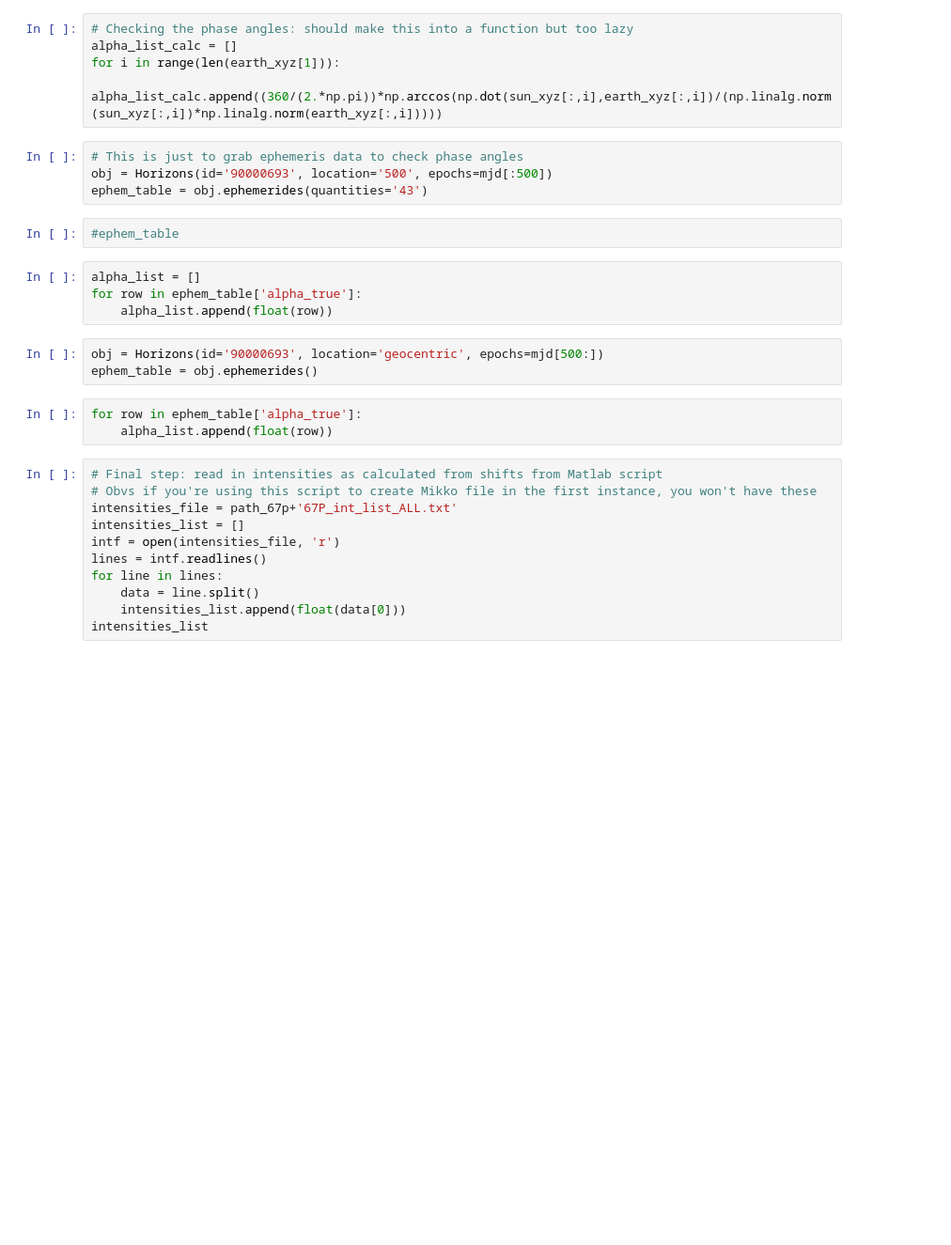
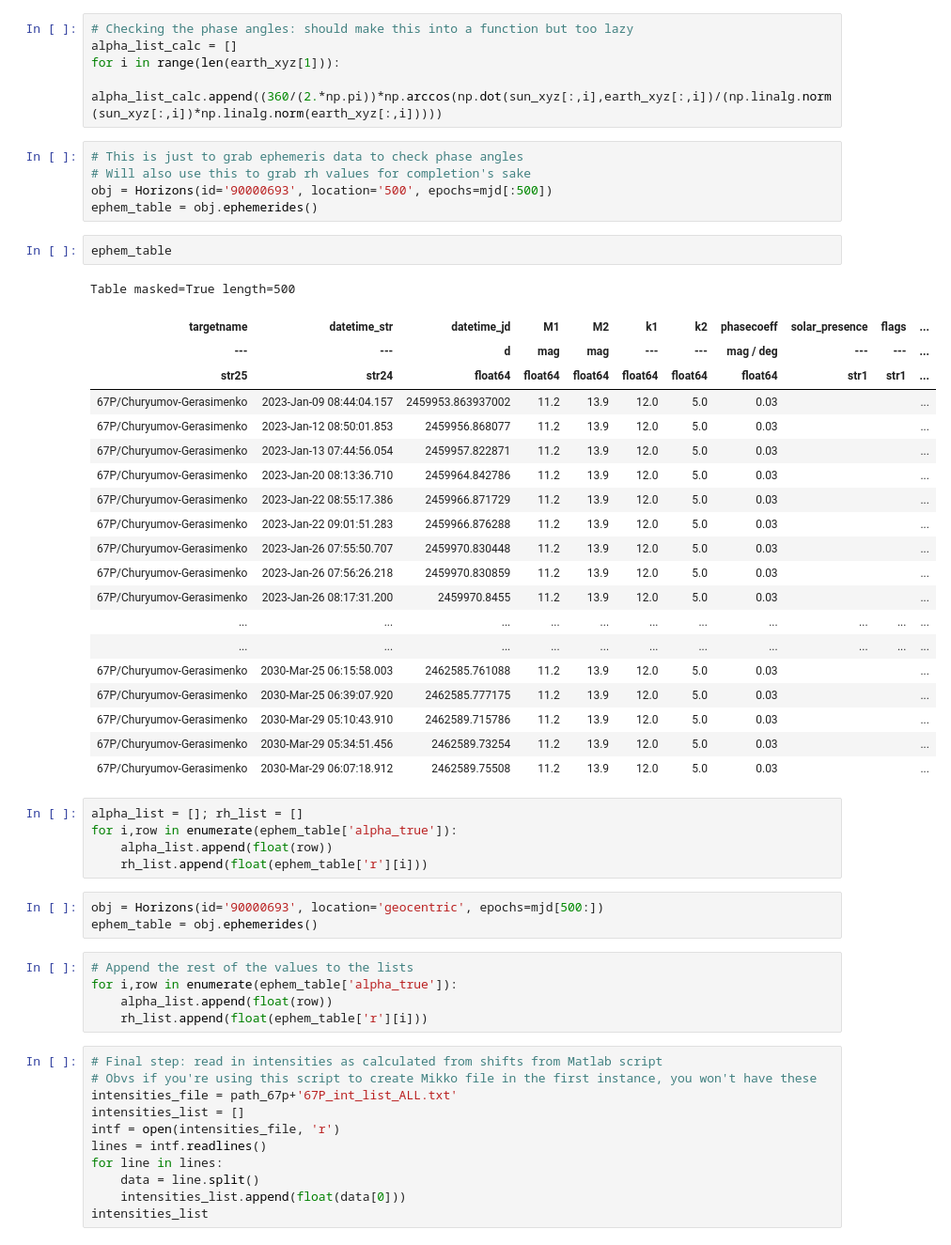
Before and after one commit to ald20/lsst_lcs, a Jupyter notebook: Format_LSST_LC.ipynb, the cells around one changed output. Shown at 94% size. Drawn from its saved outputs; the diff is of its cells as text; blank space fills up the shorter version.

```diff
--- a/Format_LSST_LC.ipynb
+++ b/Format_LSST_LC.ipynb
@@ -193,20 +193,45 @@ for i in range(len(earth_xyz[1])):
     alpha_list_calc.append((360/(2.*np.pi))*np.arccos(np.dot(sun_xyz[:,i],earth_xyz[:,i])/(np.linalg.norm(sun_xyz[:,i])*np.linalg.norm(earth_xyz[:,i]))))
 # %%
 # This is just to grab ephemeris data to check phase angles
+# Will also use this to grab rh values for completion's sake
 obj = Horizons(id='90000693', location='500', epochs=mjd[:500])
-ephem_table = obj.ephemerides(quantities='43')
+ephem_table = obj.ephemerides()
-# %%
-#ephem_table
+# %%
+ephem_table
+# %% [output]
+Table masked=True length=500
+| targetname | datetime_str | datetime_jd | M1 | M2 | k1 | k2 | phasecoeff | solar_presence | flags | ... |
+| --- | --- | d | mag | mag | --- | --- | mag / deg | --- | --- | ... |
+| str25 | str24 | float64 | float64 | float64 | float64 | float64 | float64 | str1 | str1 | ... |
+| 67P/Churyumov-Gerasimenko | 2023-Jan-09 08:44:04.157 | 2459953.863937002 | 11.2 | 13.9 | 12.0 | 5.0 | 0.03 |  |  | ... |
+| 67P/Churyumov-Gerasimenko | 2023-Jan-12 08:50:01.853 | 2459956.868077 | 11.2 | 13.9 | 12.0 | 5.0 | 0.03 |  |  | ... |
+| 67P/Churyumov-Gerasimenko | 2023-Jan-13 07:44:56.054 | 2459957.822871 | 11.2 | 13.9 | 12.0 | 5.0 | 0.03 |  |  | ... |
+| 67P/Churyumov-Gerasimenko | 2023-Jan-20 08:13:36.710 | 2459964.842786 | 11.2 | 13.9 | 12.0 | 5.0 | 0.03 |  |  | ... |
+| 67P/Churyumov-Gerasimenko | 2023-Jan-22 08:55:17.386 | 2459966.871729 | 11.2 | 13.9 | 12.0 | 5.0 | 0.03 |  |  | ... |
+| 67P/Churyumov-Gerasimenko | 2023-Jan-22 09:01:51.283 | 2459966.876288 | 11.2 | 13.9 | 12.0 | 5.0 | 0.03 |  |  | ... |
+| 67P/Churyumov-Gerasimenko | 2023-Jan-26 07:55:50.707 | 2459970.830448 | 11.2 | 13.9 | 12.0 | 5.0 | 0.03 |  |  | ... |
+| 67P/Churyumov-Gerasimenko | 2023-Jan-26 07:56:26.218 | 2459970.830859 | 11.2 | 13.9 | 12.0 | 5.0 | 0.03 |  |  | ... |
+| 67P/Churyumov-Gerasimenko | 2023-Jan-26 08:17:31.200 | 2459970.8455 | 11.2 | 13.9 | 12.0 | 5.0 | 0.03 |  |  | ... |
+| ... | ... | ... | ... | ... | ... | ... | ... | ... | ... | ... |
+| ... | ... | ... | ... | ... | ... | ... | ... | ... | ... | ... |
+| 67P/Churyumov-Gerasimenko | 2030-Mar-25 06:15:58.003 | 2462585.761088 | 11.2 | 13.9 | 12.0 | 5.0 | 0.03 |  |  | ... |
+| 67P/Churyumov-Gerasimenko | 2030-Mar-25 06:39:07.920 | 2462585.777175 | 11.2 | 13.9 | 12.0 | 5.0 | 0.03 |  |  | ... |
+| 67P/Churyumov-Gerasimenko | 2030-Mar-29 05:10:43.910 | 2462589.715786 | 11.2 | 13.9 | 12.0 | 5.0 | 0.03 |  |  | ... |
+| 67P/Churyumov-Gerasimenko | 2030-Mar-29 05:34:51.456 | 2462589.73254 | 11.2 | 13.9 | 12.0 | 5.0 | 0.03 |  |  | ... |
+| 67P/Churyumov-Gerasimenko | 2030-Mar-29 06:07:18.912 | 2462589.75508 | 11.2 | 13.9 | 12.0 | 5.0 | 0.03 |  |  | ... |
 # %%
-alpha_list = []
-for row in ephem_table['alpha_true']:
+alpha_list = []; rh_list = []
+for i,row in enumerate(ephem_table['alpha_true']):
     alpha_list.append(float(row))
+    rh_list.append(float(ephem_table['r'][i]))
 # %%
 obj = Horizons(id='90000693', location='geocentric', epochs=mjd[500:])
 ephem_table = obj.ephemerides()
-# %%
-for row in ephem_table['alpha_true']:
-    alpha_list.append(float(row))
+# %%
+# Append the rest of the values to the lists
+for i,row in enumerate(ephem_table['alpha_true']):
+    alpha_list.append(float(row))
+    rh_list.append(float(ephem_table['r'][i]))
 # %%
 # Final step: read in intensities as calculated from shifts from Matlab script
 # Obvs if you're using this script to create Mikko file in the first instance, you won't have these
```
Also changed, not shown: parts of 2 cells of this notebook, 1 other file.
